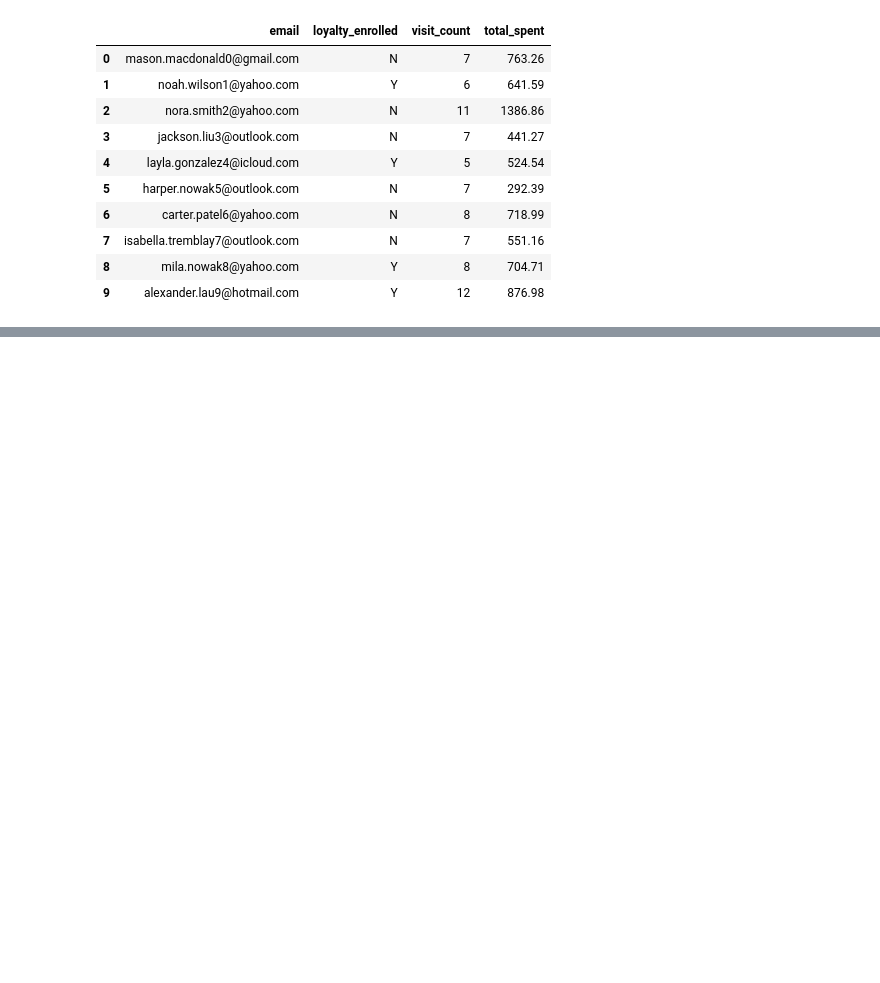
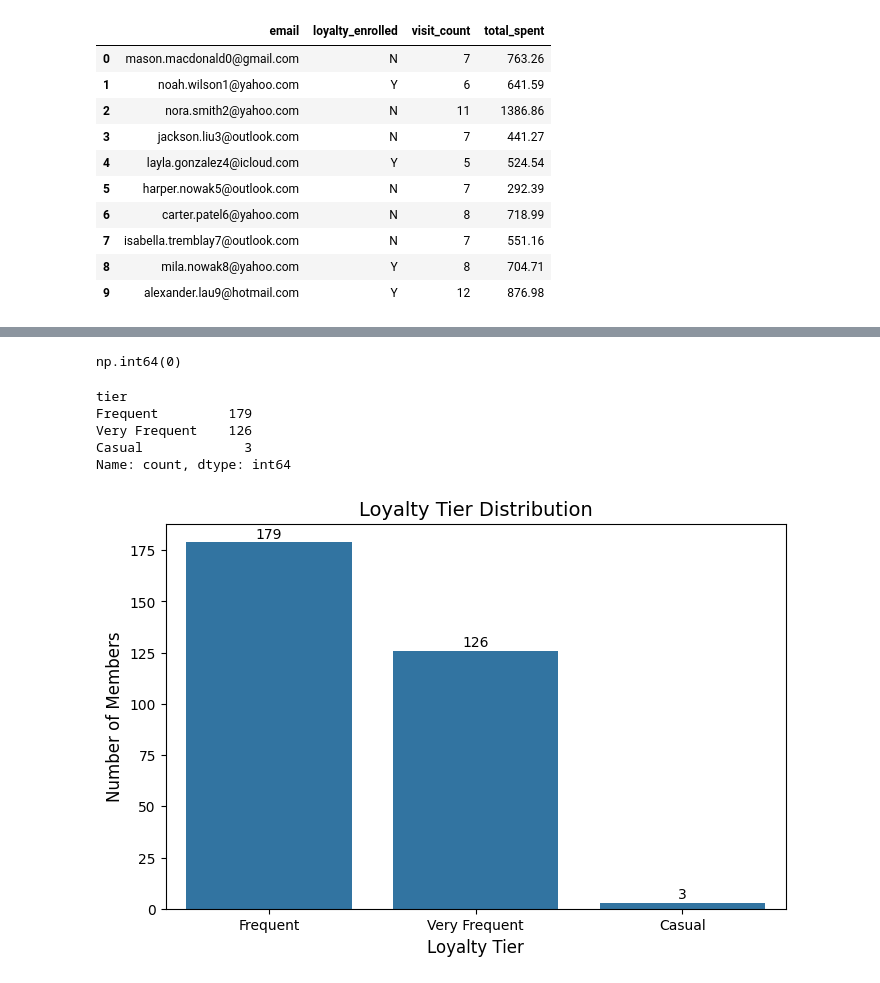
Before and after one commit to jzhou196/RBAC-Calian-Case-Competition, a Jupyter notebook: EDA.ipynb, the cells around one changed output, grey strips where cells are left out. Saved outputs shown, nothing was run; the diff lists cells and outputs as text; code cells hidden in the pictures; blank space fills up the shorter version.

```diff
--- a/EDA.ipynb
+++ b/EDA.ipynb
@@ -106,0 +205,24 @@ customers.head(10)
+# %%
+# check if there are duplicate emails in loyalty
+loyalty['email'].duplicated().sum()
+# %% [output]
+np.int64(0)
+# %%
+print(loyalty['tier'].value_counts())
+# histogram of loyalty tiers
+plt.figure(figsize=(8,5))
+sns.countplot(data=loyalty, x='tier', order=loyalty['tier'].value_counts().index)
+for i in range(len(loyalty['tier'].value_counts())):
+    plt.text(i, loyalty['tier'].value_counts().values[i]+2, loyalty['tier'].value_counts().values[i], ha='center', fontsize=10)
+
+plt.title('Loyalty Tier Distribution', fontsize=14)
+plt.xlabel('Loyalty Tier', fontsize=12)
+plt.ylabel('Number of Members', fontsize=12)
+plt.show()
+# %% [output]
+tier
+Frequent         179
+Very Frequent    126
+Casual             3
+Name: count, dtype: int64
+[figure, added]
```
Also changed, not shown: parts of 19 cells of this notebook.
